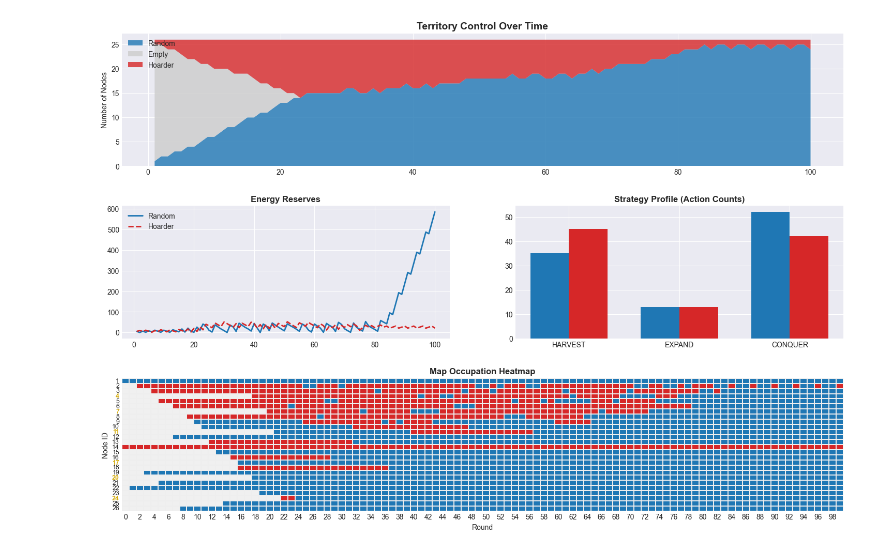
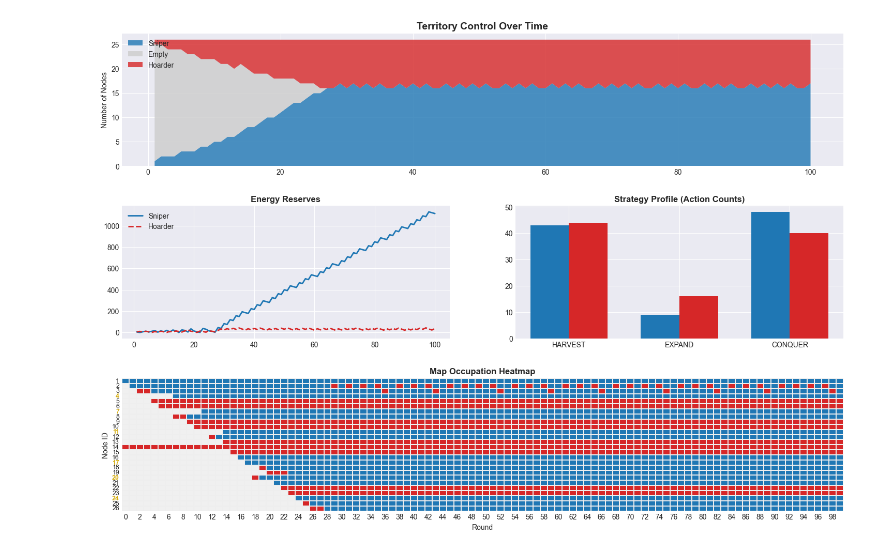
Before and after one commit to ChandruMIT-o/TOS2026, a Jupyter notebook: game.ipynb, the cells around one changed output. Drawn from its saved outputs; the diff is of its cells as text; code cells hidden in the pictures.

```diff
--- a/game.ipynb
+++ b/game.ipynb
@@ -414,33 +414,33 @@ def plot_game_analysis(df, name_a, name_b, config=GAME_CONFIG):
     ax3.set_title("Strategy Profile (Action Counts)", weight='bold')
 
     # 4. Spatial Heatmap
     ax4 = fig.add_subplot(grid[2, :])
     # Dynamic matrix sizing
     matrix = np.zeros((config["num_nodes"], len(df)))
     for r_idx, row in df.iterrows():
         for n in row['nodes_a']: matrix[n-1, r_idx] = 1
         for n in row['nodes_b']: matrix[n-1, r_idx] = -1
 
     cmap = LinearSegmentedColormap.from_list("game_map", [col_b, "#f0f0f0", col_a], N=3)
     sns.heatmap(matrix, ax=ax4, cmap=cmap, cbar=False, linewidths=0.1, linecolor='#eeeeee')
     ax4.set_title("Map Occupation Heatmap", weight='bold')
     ax4.set_xlabel("Round")
     ax4.set_ylabel("Node ID")
 
     # Highlight Power Nodes in Y-axis
     ax4.set_yticks(np.arange(config["num_nodes"]) + 0.5)
     ax4.set_yticklabels(np.arange(1, config["num_nodes"] + 1), rotation=0, fontsize=9)
     y_labels = ax4.get_yticklabels()
     for p in config['power_nodes']:
         if p-1 < len(y_labels):
             y_labels[p-1].set_color("#D4AC0D")
             y_labels[p-1].set_fontweight("bold")
 
     plt.show()
 
 if __name__ == "__main__":
-    sim = GameSimRecorded(strat_random, strat_hoarder)
+    sim = GameSimRecorded(strat_sniper, strat_hoarder)
     data = sim.play_game()
-    plot_game_analysis(data, "Random", "Hoarder")
+    plot_game_analysis(data, "Sniper", "Hoarder")
 # %% [output]
-[figure, old version]
+[figure, new version]
```
Also changed, not shown: 9 other files.
